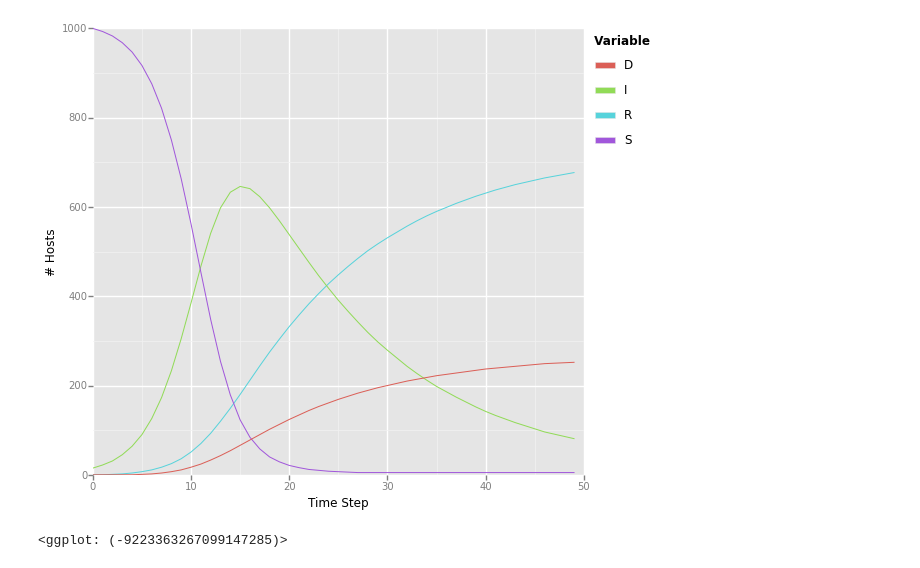
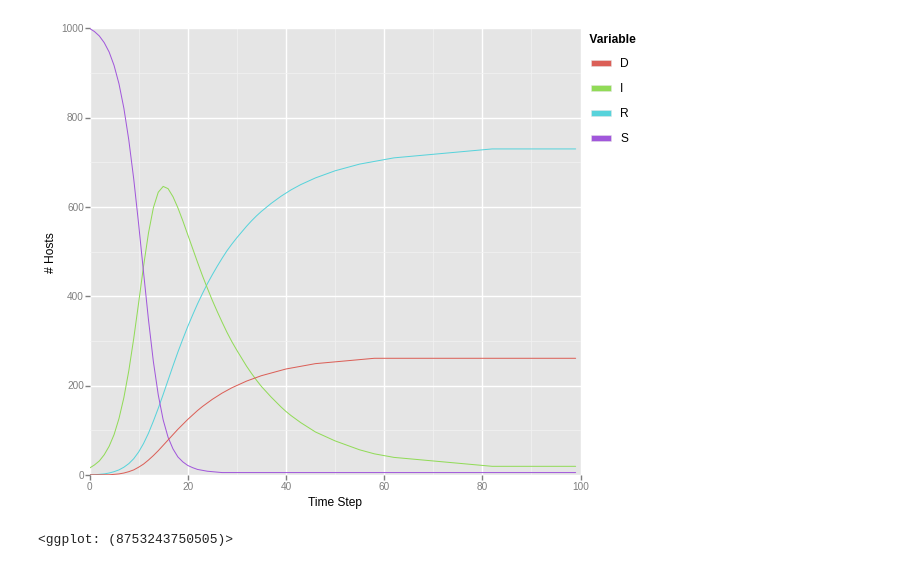
Before and after one commit to jpoles1/disease, a Jupyter notebook: model1.ipynb, the cells around one changed output. Cells and saved outputs as stored; diff of their text form; code cells hidden in the pictures.

```diff
--- a/model1.ipynb
+++ b/model1.ipynb
@@ -20,22 +9,32 @@ delta = .02
 # %%
+#Initializing Vars
+S = 1000
+I = 15
+R = 0
+D = 0
+steps = 100
+#Disease Parameters
+beta = .0005
+gamma = .05
+delta = .02
+#Create history dataframe
 history = pd.DataFrame({"S": S, "I": I, "R": R, "D": D}, index=[0])
 #Run sim loop
 history["step"] = history.index
 plotData = pd.melt(history, id_vars=["step"])
 ggplot(plotData, aes(x="step", y="value", color="variable"))+geom_line()
 for step in range(1, steps):
     newInf = floor(min(max(beta*I*S, 0), S))
     newRec = floor(min(max(gamma*I, 0), I))
     newDead = floor(min(max(delta*I, 0), I-newRec))
     S = S - newInf
     I = I + newInf - newRec - newDead
     R = R + newRec
     D = D + newDead
     history = history.append(pd.DataFrame({"S": S, "I": I, "R": R, "D": D}, index=[step]))
 history["step"] = history.index
 plotData = pd.melt(history, id_vars=["step"], value_vars=["S","I","R","D"])
-sns.
 ggplot(plotData, aes(x="step", y="value", color="variable"))+geom_line()+xlab("Time Step")+ylab("# Hosts")
 # %% [output]
-[figure, old version]
+[figure, new version]
-<ggplot: (-9223363267099147285)>
+<ggplot: (8753243750505)>
```
Also changed, not shown: parts of 2 cells of this notebook, 1 other file.
